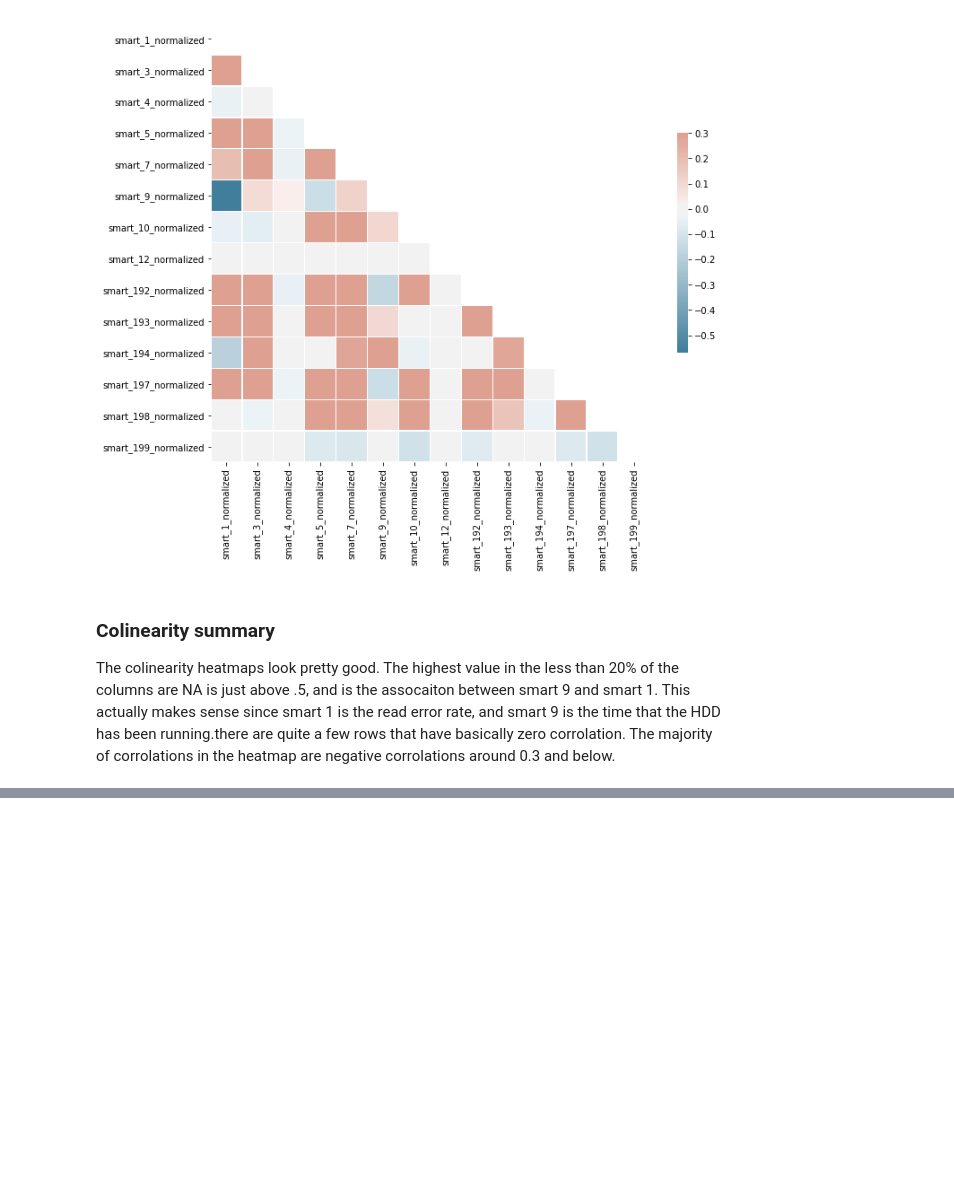
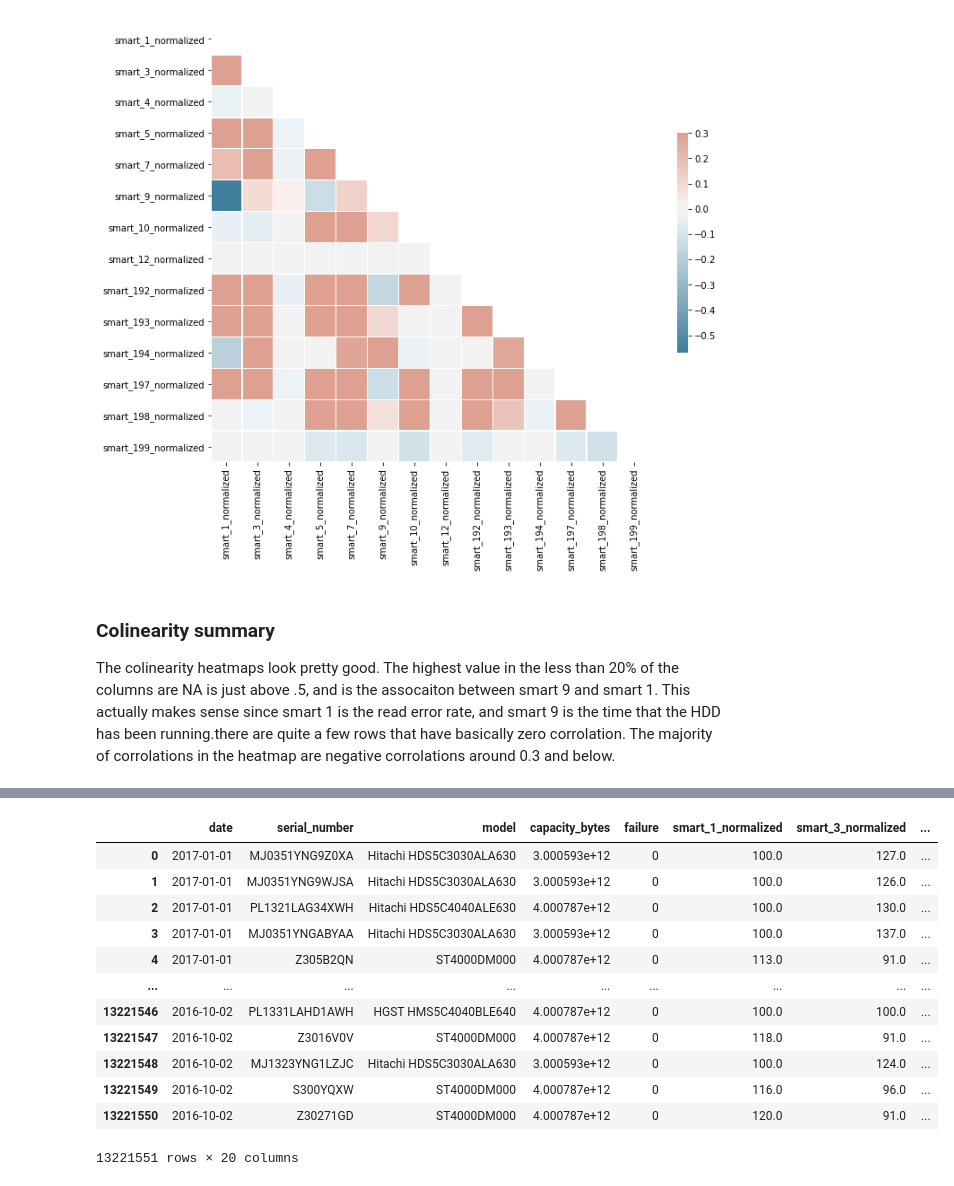
Before and after one commit to acottman1/HDD-Failure, a Jupyter notebook: backBlaze_EDA.ipynb, the cells around one changed output, grey strips where cells are left out. Cells and saved outputs as stored; diff of their text form; code cells hidden in the pictures; blank space fills up the shorter version.

```diff
--- a/backBlaze_EDA.ipynb
+++ b/backBlaze_EDA.ipynb
@@ -50,13 +56,5 @@ df['date'] = pd.to_datetime(df['date'])
 # %%
 #select the drives that have failed
-fail = df['failure'] == 1
-fail = df[fail]
-fail = fail['serial_number']
-fail_names = df[df['serial_number'].isin(fail)]
-
-#df_fail =df[df_fail['serial_number']]
-#sort the failed drirves by serial number and then by date.
-
-#df_fail.reset_index(drop=True)
-
-fail_names
+fail_drives = df[df['failure'] == 1]
+fail_drives = fail_drives['serial_number']
+fail = df[df['serial_number'].isin(fail_drives)].reset_index(drop = True)
@@ -83,6 +72,5 @@ fail_names
 # %%
-fail_norm = fail_names[IDCols.append(normCols)]
-fail_norm = fail_norm.sort_values(['serial_number', 'date']).reset_index()
+fail_norm = fail[IDCols.append(normCols)].sort_values(['serial_number', 'date']).reset_index()
 # %%
 
 #fail_norm[fail_norm['smart_198_normalized'].isna()]
@@ -249,0 +330,9 @@ principalDf = pd.DataFrame(data = principalComponents
+# %%
+df_20 = df[IDCols.append(cols_20)]
+df_20['days_running'] = df_20['date']-df_20['date'].groupby(df_20['serial_number']).transform('min')
+#add days running. to main df.  Make sure to move this to the right place.
+d['days'] = d['date'] - d['date'].groupby(d['SN']).transform('min')
+
+#fail_grouped = fail[IDCols.append(cols_20)]
+
+#fail_grouped['days_until_fail'] =  fail_grouped['date'].groupby(fail_grouped['serial_number']).transform('max')-fail_grouped['date']
@@ -249,0 +345,16 @@ principalDf = pd.DataFrame(data = principalComponents
+# %%
+df_20
+# %% [output]
+|  | date | serial_number | model | capacity_bytes | failure | smart_1_normalized | smart_3_normalized | ... |
+| 0 | 2017-01-01 | MJ0351YNG9Z0XA | Hitachi HDS5C3030ALA630 | 3.000593e+12 | 0 | 100.0 | 127.0 | ... |
+| 1 | 2017-01-01 | MJ0351YNG9WJSA | Hitachi HDS5C3030ALA630 | 3.000593e+12 | 0 | 100.0 | 126.0 | ... |
+| 2 | 2017-01-01 | PL1321LAG34XWH | Hitachi HDS5C4040ALE630 | 4.000787e+12 | 0 | 100.0 | 130.0 | ... |
+| 3 | 2017-01-01 | MJ0351YNGABYAA | Hitachi HDS5C3030ALA630 | 3.000593e+12 | 0 | 100.0 | 137.0 | ... |
+| 4 | 2017-01-01 | Z305B2QN | ST4000DM000 | 4.000787e+12 | 0 | 113.0 | 91.0 | ... |
+| ... | ... | ... | ... | ... | ... | ... | ... | ... |
+| 13221546 | 2016-10-02 | PL1331LAHD1AWH | HGST HMS5C4040BLE640 | 4.000787e+12 | 0 | 100.0 | 100.0 | ... |
+| 13221547 | 2016-10-02 | Z3016V0V | ST4000DM000 | 4.000787e+12 | 0 | 118.0 | 91.0 | ... |
+| 13221548 | 2016-10-02 | MJ1323YNG1LZJC | Hitachi HDS5C3030ALA630 | 3.000593e+12 | 0 | 100.0 | 124.0 | ... |
+| 13221549 | 2016-10-02 | S300YQXW | ST4000DM000 | 4.000787e+12 | 0 | 116.0 | 96.0 | ... |
+| 13221550 | 2016-10-02 | Z30271GD | ST4000DM000 | 4.000787e+12 | 0 | 120.0 | 91.0 | ... |
+13221551 rows × 20 columns
```
Also changed, not shown: parts of 51 cells of this notebook.
